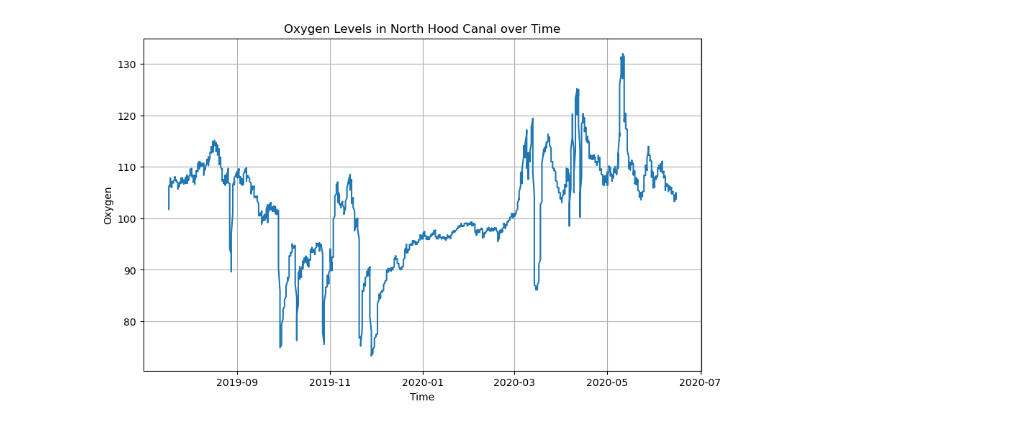
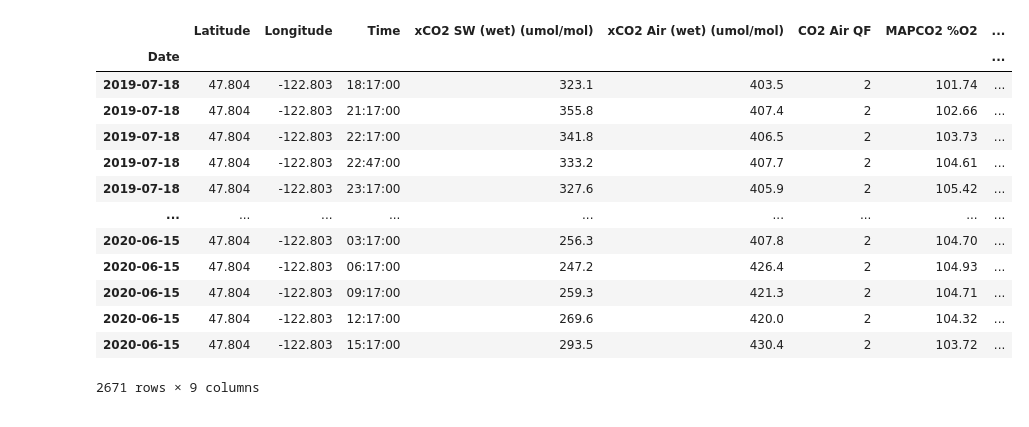
Before and after one commit to Lbh22GitHub/Harris.L_FinalProject, a Jupyter notebook: final.ipynb, the cells around one changed output. Cells and saved outputs as stored; diff of their text form; code cells hidden in the pictures.

```diff
--- a/final.ipynb
+++ b/final.ipynb
@@ -20,13 +20,31 @@ Ndata_filepath ='data/46124o2020.txt'
 Sdata_filepath = 'data/46125o2020.txt'
 # %%
 # load dabob dataset
-dabob_df = pd.read_excel(dabob_filepath,header=4)
-fig,axs = plt.subplots(figsize=(10,6))
-axs.plot(dabob_df['Date'],dabob_df['MAPCO2 %O2'])
+dabob_df = pd.read_excel(dabob_filepath,header=4,index_col='Date')
+pd.to_datetime(dabob_df.index)
+dabob_df = dabob_df.drop(['Licor Atm Pressure (hPa)','Licor Temp (C)','Mooring Name','H2O Air (mmol/mol)',
+                            'Salinity','H2O SW (mmol/mol)','fCO2 SW (sat) uatm','fCO2 Air (sat) uatm','dfCO2',
+                            'pCO2 SW (sat) uatm','pCO2 Air (sat) uatm','dpCO2','SST (C)','CO2 SW QF','pH (total scale)','pH QF'], axis=1)
+display(dabob_df)
+#fig,axs = plt.subplots(figsize=(10,6))
+#axs.plot(dabob_df['Date'],dabob_df['MAPCO2 %O2'])
 #axs.plot(x,y2,marker='.',c='red')
-axs.set_ylabel('Oxygen')
-axs.set_xlabel('Time')
-axs.set_title('Oxygen Levels in North Hood Canal over Time')
-axs.grid()
+#axs.set_ylabel('Oxygen')
+#axs.set_xlabel('Time')
+#axs.set_title('Oxygen Levels in North Hood Canal over Time')
+#axs.grid()
 # %% [output]
-[figure, removed]
+|  | Latitude | Longitude | Time | xCO2 SW (wet) (umol/mol) | xCO2 Air (wet) (umol/mol) | CO2 Air QF | MAPCO2 %O2 | ... |
+| Date |  |  |  |  |  |  |  | ... |
+| 2019-07-18 | 47.804 | -122.803 | 18:17:00 | 323.1 | 403.5 | 2 | 101.74 | ... |
+| 2019-07-18 | 47.804 | -122.803 | 21:17:00 | 355.8 | 407.4 | 2 | 102.66 | ... |
+| 2019-07-18 | 47.804 | -122.803 | 22:17:00 | 341.8 | 406.5 | 2 | 103.73 | ... |
+| 2019-07-18 | 47.804 | -122.803 | 22:47:00 | 333.2 | 407.7 | 2 | 104.61 | ... |
+| 2019-07-18 | 47.804 | -122.803 | 23:17:00 | 327.6 | 405.9 | 2 | 105.42 | ... |
+| ... | ... | ... | ... | ... | ... | ... | ... | ... |
+| 2020-06-15 | 47.804 | -122.803 | 03:17:00 | 256.3 | 407.8 | 2 | 104.70 | ... |
+| 2020-06-15 | 47.804 | -122.803 | 06:17:00 | 247.2 | 426.4 | 2 | 104.93 | ... |
+| 2020-06-15 | 47.804 | -122.803 | 09:17:00 | 259.3 | 421.3 | 2 | 104.71 | ... |
+| 2020-06-15 | 47.804 | -122.803 | 12:17:00 | 269.6 | 420.0 | 2 | 104.32 | ... |
+| 2020-06-15 | 47.804 | -122.803 | 15:17:00 | 293.5 | 430.4 | 2 | 103.72 | ... |
+2671 rows × 9 columns
```
Also changed, not shown: parts of 2 cells of this notebook.
